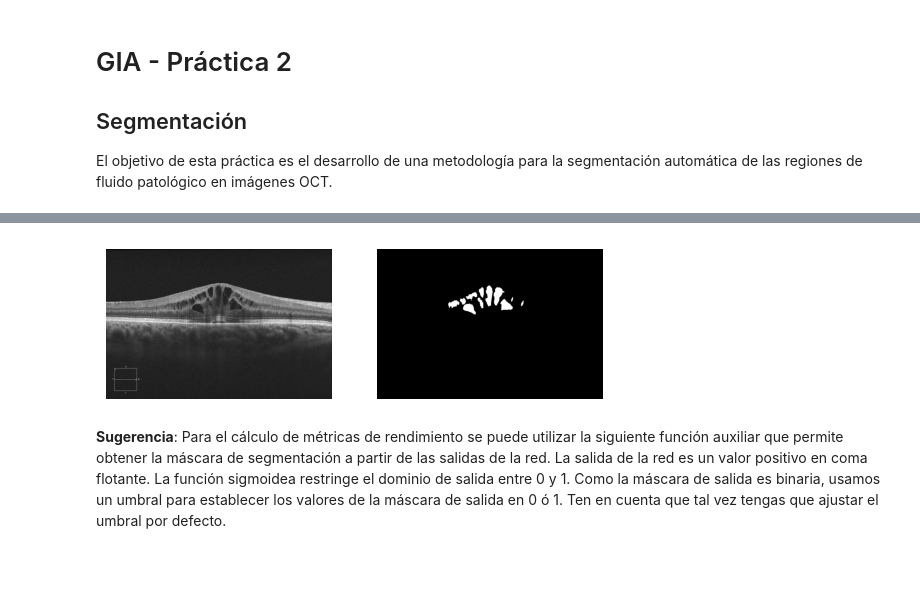
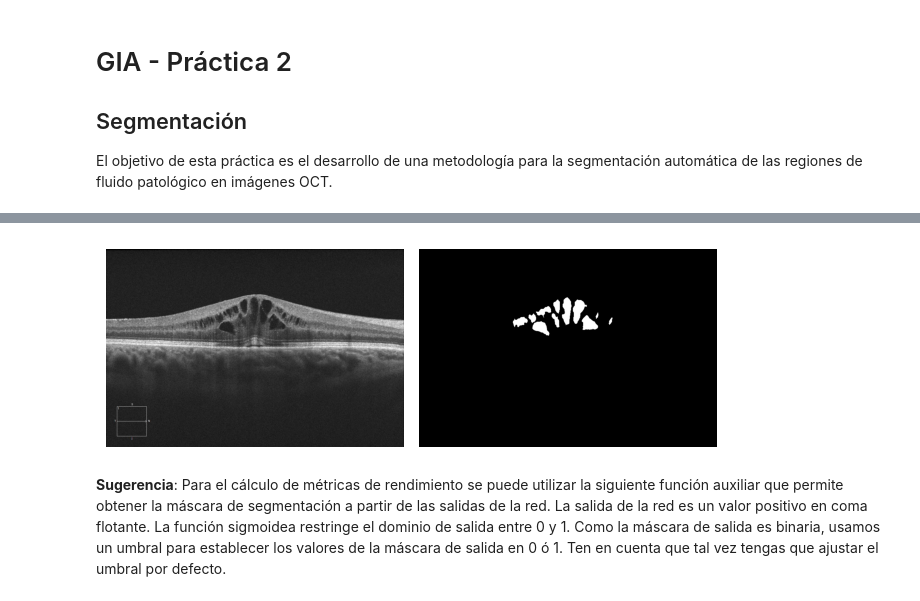
Before and after one commit to ivan2k4/VCA2025, a Jupyter notebook: p2-segmentacion/p2.ipynb, the cells around one changed output, grey strips where cells are left out. Cells and saved outputs as stored; diff of their text form; code cells hidden in the pictures; blank space fills up the shorter version.

```diff
--- a/p2-segmentacion/p2.ipynb
+++ b/p2-segmentacion/p2.ipynb
@@ -23,23 +23,23 @@ Change the directory to project route
 # %%
 import matplotlib.pyplot as plt
 
 # Aux function that shows an image and its corresponding mask in the same figure
 def show(image, mask, title=None):
-    fig, ax = plt.subplots(1,2)
+    fig, ax = plt.subplots(1, 2)
     ax[0].imshow(image, cmap="gray")
     ax[0].axis('off')
     if title is not None:
         fig.suptitle(title)
     ax[1].imshow(mask, cmap="gray")
     ax[1].axis('off')
+    plt.tight_layout()
     plt.show()
-
 
 im = plt.imread(f"{route}OCT-dataset/images/sample_01.jpg")
 mask = plt.imread(f"{route}OCT-dataset/masks/sample_01.jpg")
-show(im,mask)
+show(im, mask)
 # %% [output]
-[figure, old version]
+[figure, new version]
 # %% [markdown]
 **Sugerencia**: Para el cálculo de métricas de rendimiento se puede utilizar la siguiente función auxiliar que permite obtener la máscara de segmentación a partir de las salidas de la red. La salida de la red es un valor positivo en coma flotante. La función sigmoidea restringe el dominio de salida entre 0 y 1. Como la máscara de salida es binaria, usamos un umbral para establecer los valores de la máscara de salida en 0 ó 1. Ten en cuenta que tal vez tengas que ajustar el umbral por defecto.
 # %%
```
Also changed, not shown: parts of 8 cells of this notebook.
